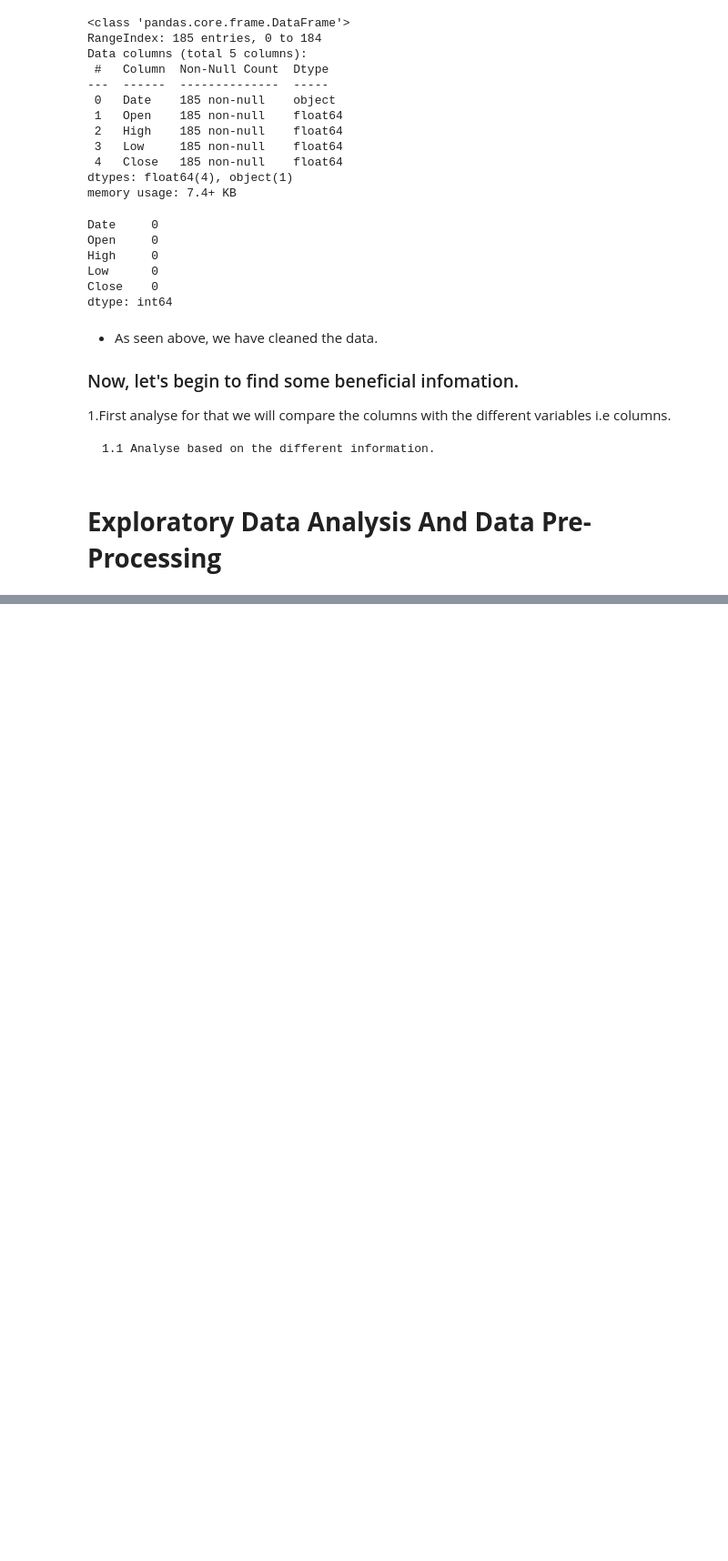
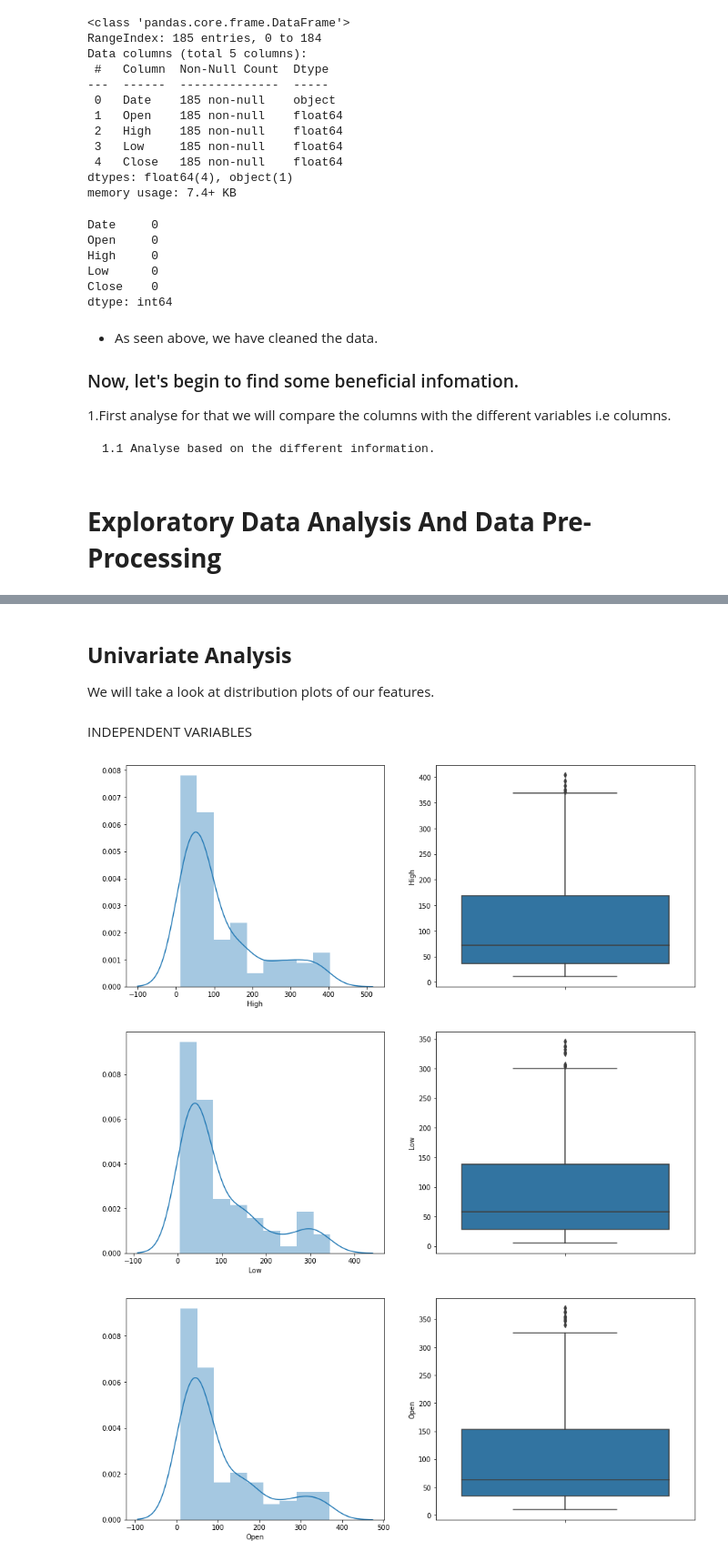
Before and after one commit to Ramanmagar/Yes-Bank-Stock-Closing-Price-Prediction, a Jupyter notebook: Yes_Bank_Stock_Closing_Price_Prediction_Capstone_Project.ipynb, the cells around one changed output, grey strips where cells are left out. Shown at 91% size. Drawn from its saved outputs; the diff is of its cells as text; code cells hidden in the pictures; blank space fills up the shorter version.

```diff
--- a/Yes_Bank_Stock_Closing_Price_Prediction_Capstone_Project.ipynb
+++ b/Yes_Bank_Stock_Closing_Price_Prediction_Capstone_Project.ipynb
@@ -159,3 +159,7 @@ dtype: int64
     1.1 Analyse based on the different information.
 # %% [markdown]
  # **Exploratory Data Analysis And Data Pre-Processing**
+# %%
+independent_variable = df1[['High','Low','Open']]
+
+dependent_variable = df1['Close']
@@ -161,0 +170,7 @@ dtype: int64
+# %%
+# converting 'Date' format into datetime - YYYY-MM-DD Format
+from datetime import datetime
+df1['Date'] = pd.to_datetime(df1['Date'].apply(lambda x: datetime.strptime(x, '%b-%y')))
+# %%
+#set date as index
+df1.set_index('Date',inplace=True)
@@ -161,0 +186,24 @@ dtype: int64
+# %% [markdown]
+**Univariate Analysis**
+---
+We will take a look at distribution plots of our features.
+# %% [markdown]
+INDEPENDENT VARIABLES
+# %%
+#plots for independent veriable
+
+for var in independent_variable:
+    plt.figure(figsize=(15,6))
+    plt.subplot(1, 2, 1)
+    fig = sns.distplot(df1[var].dropna())
+    fig.set_ylabel(' ')
+    fig.set_xlabel(var)
+
+    plt.subplot(1, 2, 2)
+    fig = sns.boxplot(y=df1[var])
+    fig.set_title('')
+    fig.set_ylabel(var)
+# %% [output]
+[figure, added]
+[figure, added]
+[figure, added]
```
Also changed, not shown: parts of 21 cells of this notebook.
